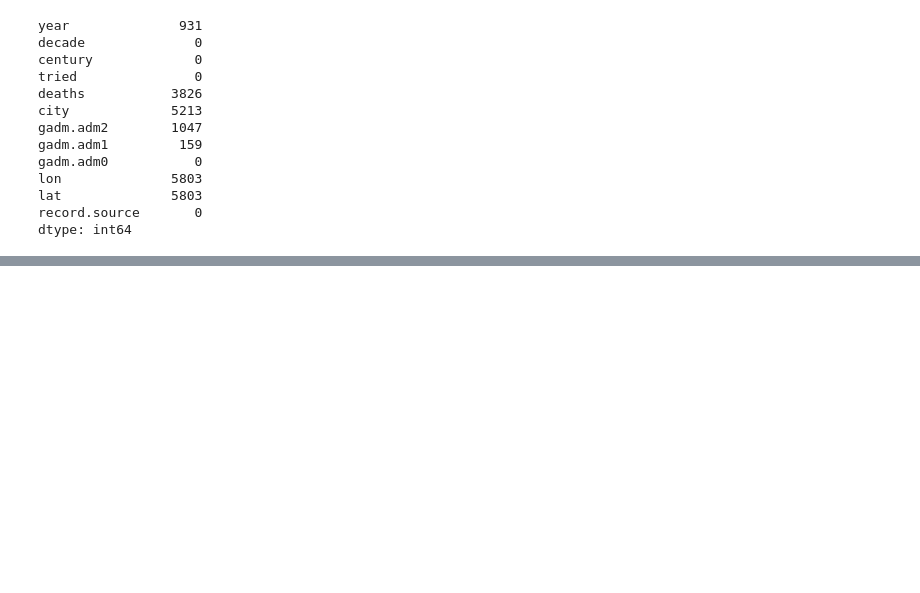
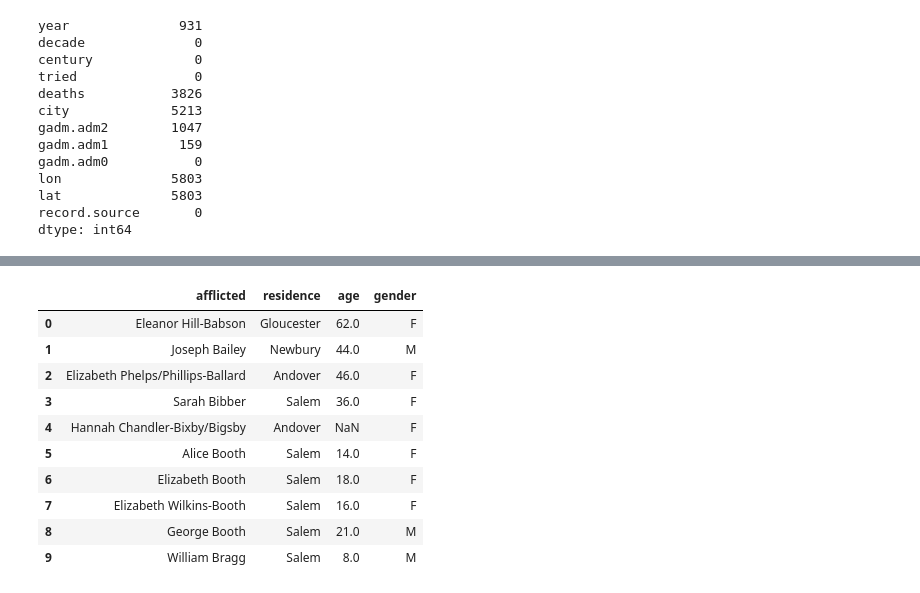
Before and after one commit to lmoraromero/promoG-modulo4-sprint1-pairprogramming-SAIRA-LAURAM, a Jupyter notebook: prueba.ipynb, the cells around one changed output, grey strips where cells are left out. Saved outputs shown, nothing was run; the diff lists cells and outputs as text; code cells hidden in the pictures; blank space fills up the shorter version.

```diff
--- a/prueba.ipynb
+++ b/prueba.ipynb
@@ -555,0 +673,19 @@ dtype: int64
+# %%
+def process_entry(entry):
+    # Separar nombre, edad y residencia
+    name_match = re.match(r"(.+?)\s*[,–-]\s*age", entry)
+    name = name_match.group(1).strip() if name_match else None
+
+    age_match = re.search(r"age(?: about)? (\d+)", entry)
+    age = int(age_match.group(1)) if age_match else None
+
+    # Extraer residencia
+    residence_match = re.search(r"living in ([^.]+)", entry)
+    residence = residence_match.group(1).strip() if residence_match else None
+
+    return {'afflicted': name, 'residence': residence, 'age': age}
+# %%
+datos_procesados = [process_entry(entry) for entry in data]
+# %%
+acusadores = pd.DataFrame(datos_procesados)
+acusadores
@@ -555,0 +726,34 @@ dtype: int64
+# %%
+nombres_masculinos = [
+    "Joseph Bailey",
+    "George Booth",
+    "William Bragg",
+    "John Cole",
+    "John DeRich/Derrick/Dorich",
+    "Ralph Farnum/Varnum Sr.",
+    "Joseph Ring",
+    "Timothy Swan",
+    "Bray Wilkins",
+    "Daniel Wilkins",
+    "Samuel Wilkins"
+]
+
+for i, fila in acusadores.iterrows():
+    if fila['afflicted'] in nombres_masculinos:
+        acusadores.loc[i, 'gender'] = 'M'
+    else:
+        acusadores.loc[i, 'gender'] = 'F'
+
+acusadores.head(10)
+# %% [output]
+|  | afflicted | residence | age | gender |
+| 0 | Eleanor Hill-Babson | Gloucester | 62.0 | F |
+| 1 | Joseph Bailey | Newbury | 44.0 | M |
+| 2 | Elizabeth Phelps/Phillips-Ballard | Andover | 46.0 | F |
+| 3 | Sarah Bibber | Salem | 36.0 | F |
+| 4 | Hannah Chandler-Bixby/Bigsby | Andover | NaN | F |
+| 5 | Alice Booth | Salem | 14.0 | F |
+| 6 | Elizabeth Booth | Salem | 18.0 | F |
+| 7 | Elizabeth Wilkins-Booth | Salem | 16.0 | F |
+| 8 | George Booth | Salem | 21.0 | M |
+| 9 | William Bragg | Salem | 8.0 | M |
```
Also changed, not shown: parts of 10 cells of this notebook.
